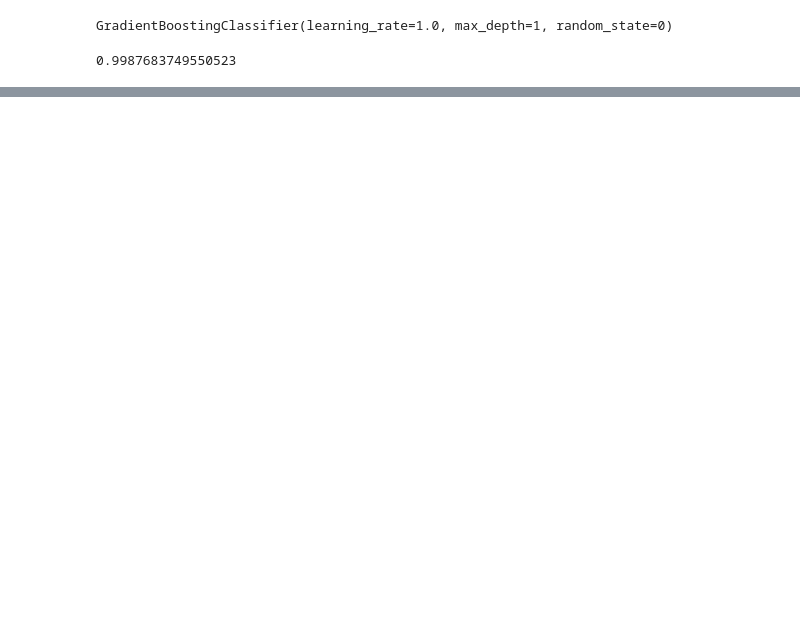
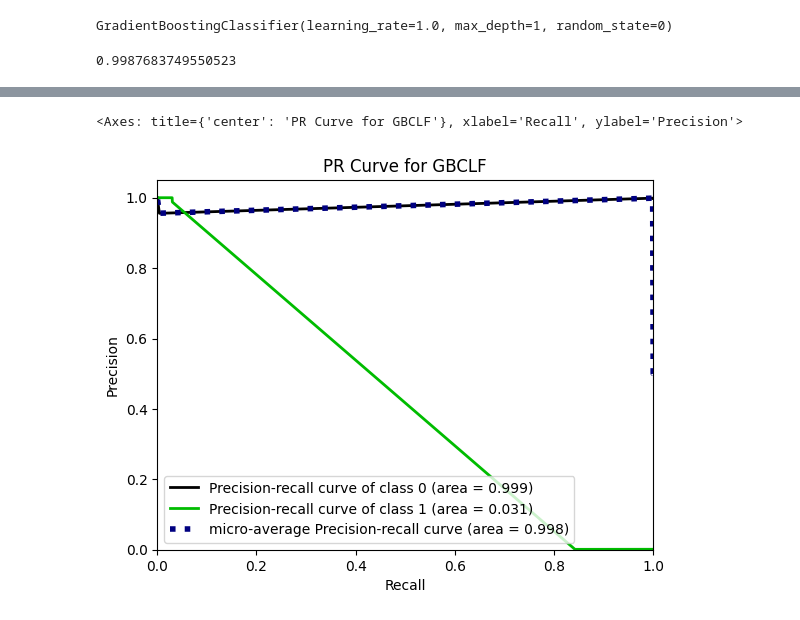
Before and after one commit to aniketgope00/ML_Codes, a Jupyter notebook: onlinefraudDetect/trialmodel1.ipynb, the cells around one changed output, grey strips where cells are left out. Saved outputs shown, nothing was run; the diff lists cells and outputs as text; code cells hidden in the pictures; blank space fills up the shorter version.

```diff
--- a/onlinefraudDetect/trialmodel1.ipynb
+++ b/onlinefraudDetect/trialmodel1.ipynb
@@ -40,0 +58,5 @@ gbclf.score(xtest,ytest)
+# %%
+skplt.metrics.plot_precision_recall(ytest, y_gbclf_proba, title = 'PR Curve for GBCLF')
+# %% [output]
+<Axes: title={'center': 'PR Curve for GBCLF'}, xlabel='Recall', ylabel='Precision'>
+[figure, added]
```
Also changed, not shown: parts of 6 cells of this notebook.
